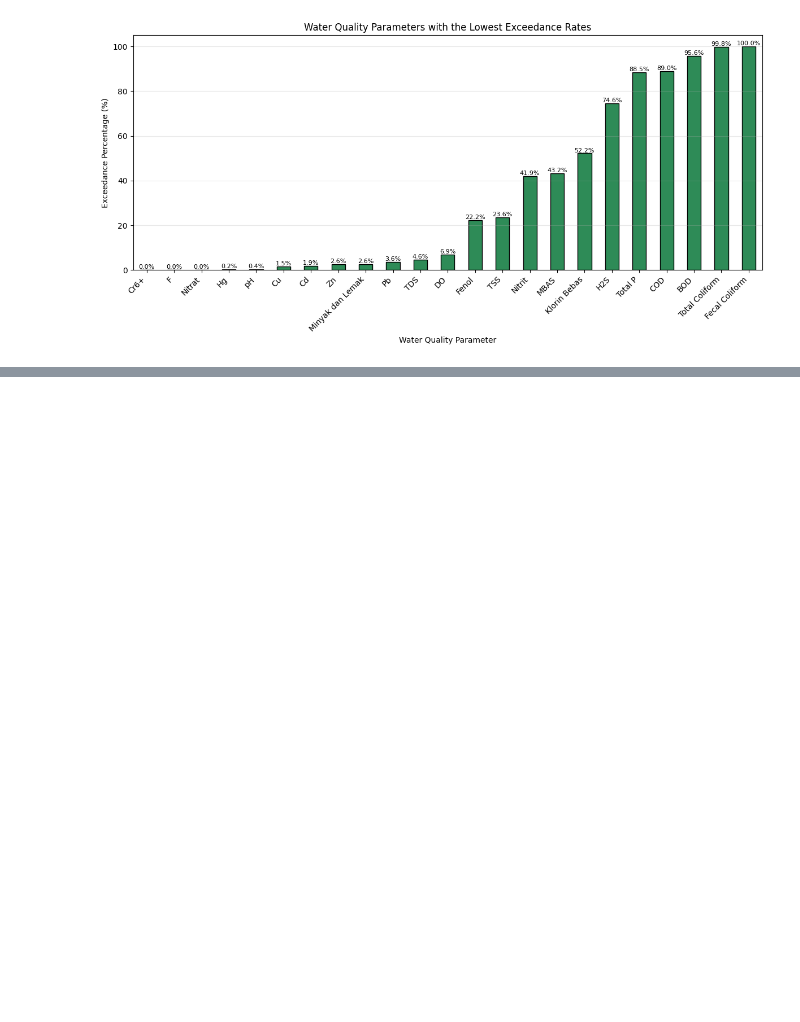
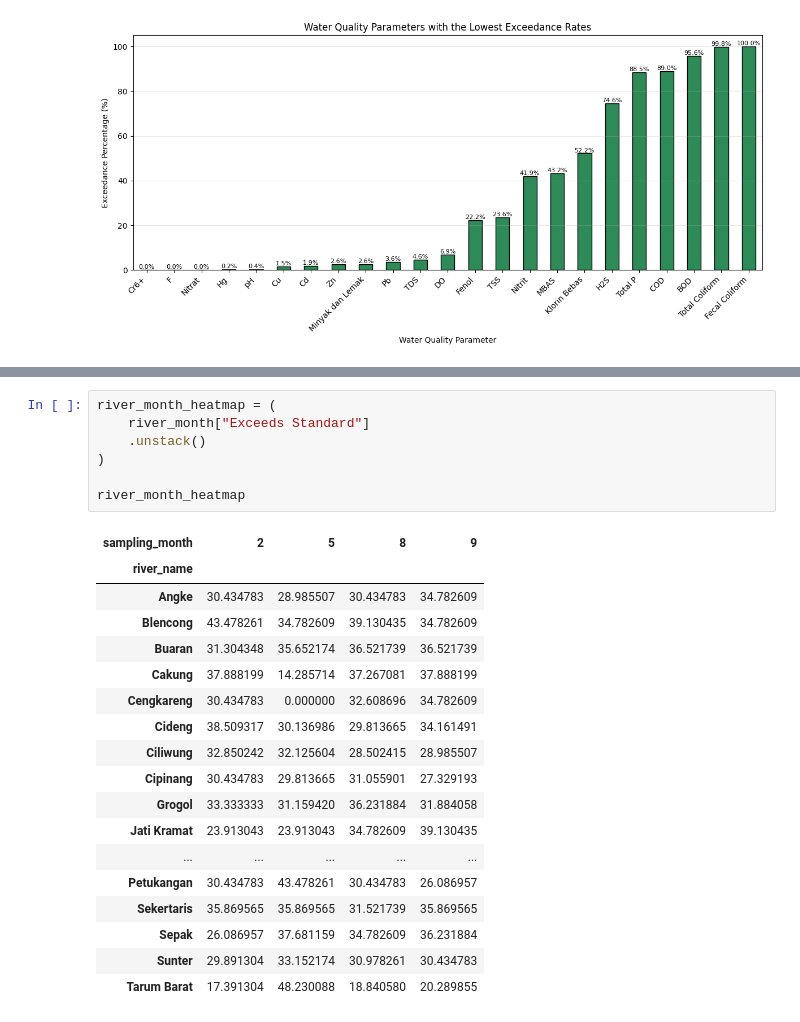
Before and after one commit to ARizalma/river-water-quality-analysis, a Jupyter notebook: notebooks/04_water_quality_analysis.ipynb, the cells around one changed output, grey strips where cells are left out. Drawn from its saved outputs; the diff is of its cells as text; blank space fills up the shorter version.

```diff
--- a/notebooks/04_water_quality_analysis.ipynb
+++ b/notebooks/04_water_quality_analysis.ipynb
@@ -916,0 +1054,26 @@ plt.show()
+# %%
+river_month_heatmap = (
+    river_month["Exceeds Standard"]
+    .unstack()
+)
+
+river_month_heatmap
+# %% [output]
+| sampling_month | 2 | 5 | 8 | 9 |
+| river_name |  |  |  |  |
+| Angke | 30.434783 | 28.985507 | 30.434783 | 34.782609 |
+| Blencong | 43.478261 | 34.782609 | 39.130435 | 34.782609 |
+| Buaran | 31.304348 | 35.652174 | 36.521739 | 36.521739 |
+| Cakung | 37.888199 | 14.285714 | 37.267081 | 37.888199 |
+| Cengkareng | 30.434783 | 0.000000 | 32.608696 | 34.782609 |
+| Cideng | 38.509317 | 30.136986 | 29.813665 | 34.161491 |
+| Ciliwung | 32.850242 | 32.125604 | 28.502415 | 28.985507 |
+| Cipinang | 30.434783 | 29.813665 | 31.055901 | 27.329193 |
+| Grogol | 33.333333 | 31.159420 | 36.231884 | 31.884058 |
+| Jati Kramat | 23.913043 | 23.913043 | 34.782609 | 39.130435 |
+| ... | ... | ... | ... | ... |
+| Petukangan | 30.434783 | 43.478261 | 30.434783 | 26.086957 |
+| Sekertaris | 35.869565 | 35.869565 | 31.521739 | 35.869565 |
+| Sepak | 26.086957 | 37.681159 | 34.782609 | 36.231884 |
+| Sunter | 29.891304 | 33.152174 | 30.978261 | 30.434783 |
+| Tarum Barat | 17.391304 | 48.230088 | 18.840580 | 20.289855 |
```
Also changed, not shown: parts of 19 cells of this notebook.
